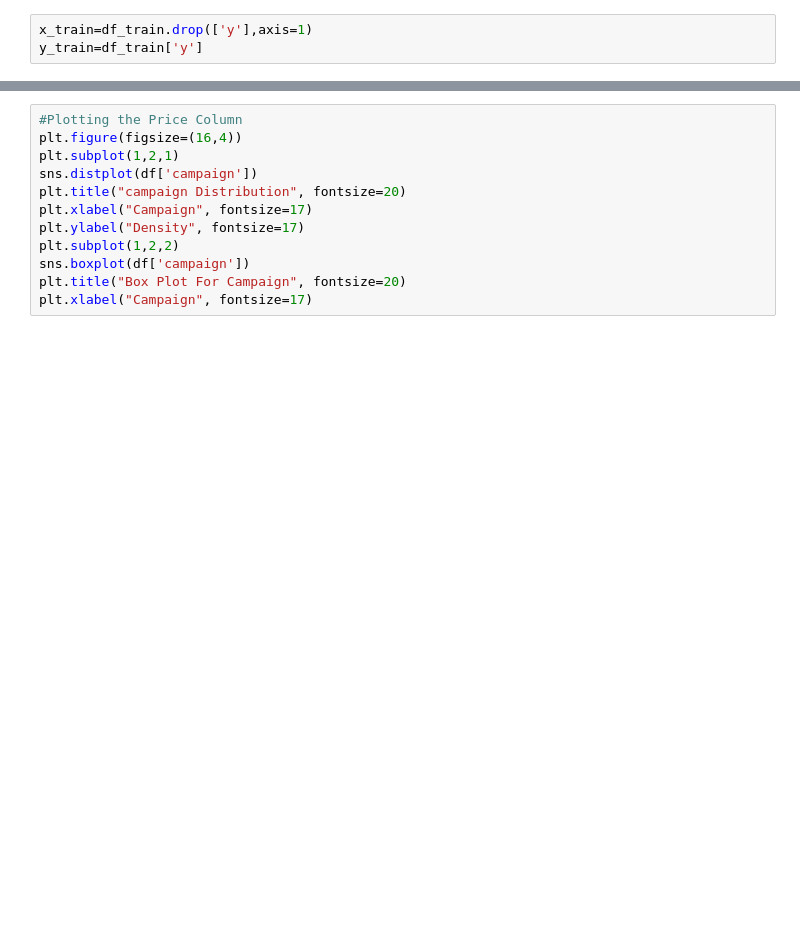
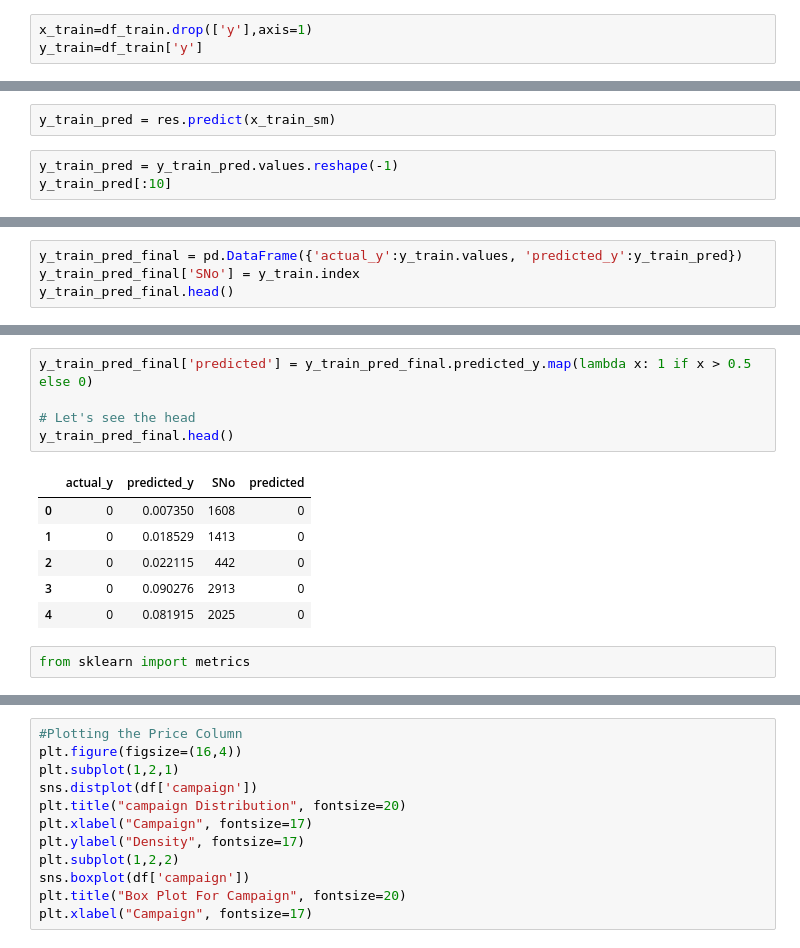
Before and after one commit to shivachandrakante/upGrad_BankMarketing, a Jupyter notebook: Bank_Marketing.ipynb, the cells around one changed output, grey strips where cells are left out. Saved outputs shown, nothing was run; the diff lists cells and outputs as text; blank space fills up the shorter version.

```diff
--- a/Bank_Marketing.ipynb
+++ b/Bank_Marketing.ipynb
@@ -334,0 +459,5 @@ x_train.shape
+# %%
+y_train_pred = res.predict(x_train_sm)
+# %%
+y_train_pred = y_train_pred.values.reshape(-1)
+y_train_pred[:10]
@@ -334,0 +467,4 @@ x_train.shape
+# %%
+y_train_pred_final = pd.DataFrame({'actual_y':y_train.values, 'predicted_y':y_train_pred})
+y_train_pred_final['SNo'] = y_train.index
+y_train_pred_final.head()
@@ -334,0 +478,14 @@ x_train.shape
+# %%
+y_train_pred_final['predicted'] = y_train_pred_final.predicted_y.map(lambda x: 1 if x > 0.5 else 0)
+
+# Let's see the head
+y_train_pred_final.head()
+# %% [output]
+|  | actual_y | predicted_y | SNo | predicted |
+| 0 | 0 | 0.007350 | 1608 | 0 |
+| 1 | 0 | 0.018529 | 1413 | 0 |
+| 2 | 0 | 0.022115 | 442 | 0 |
+| 3 | 0 | 0.090276 | 2913 | 0 |
+| 4 | 0 | 0.081915 | 2025 | 0 |
+# %%
+from sklearn import metrics
```
Also changed, not shown: parts of 15 cells of this notebook.
